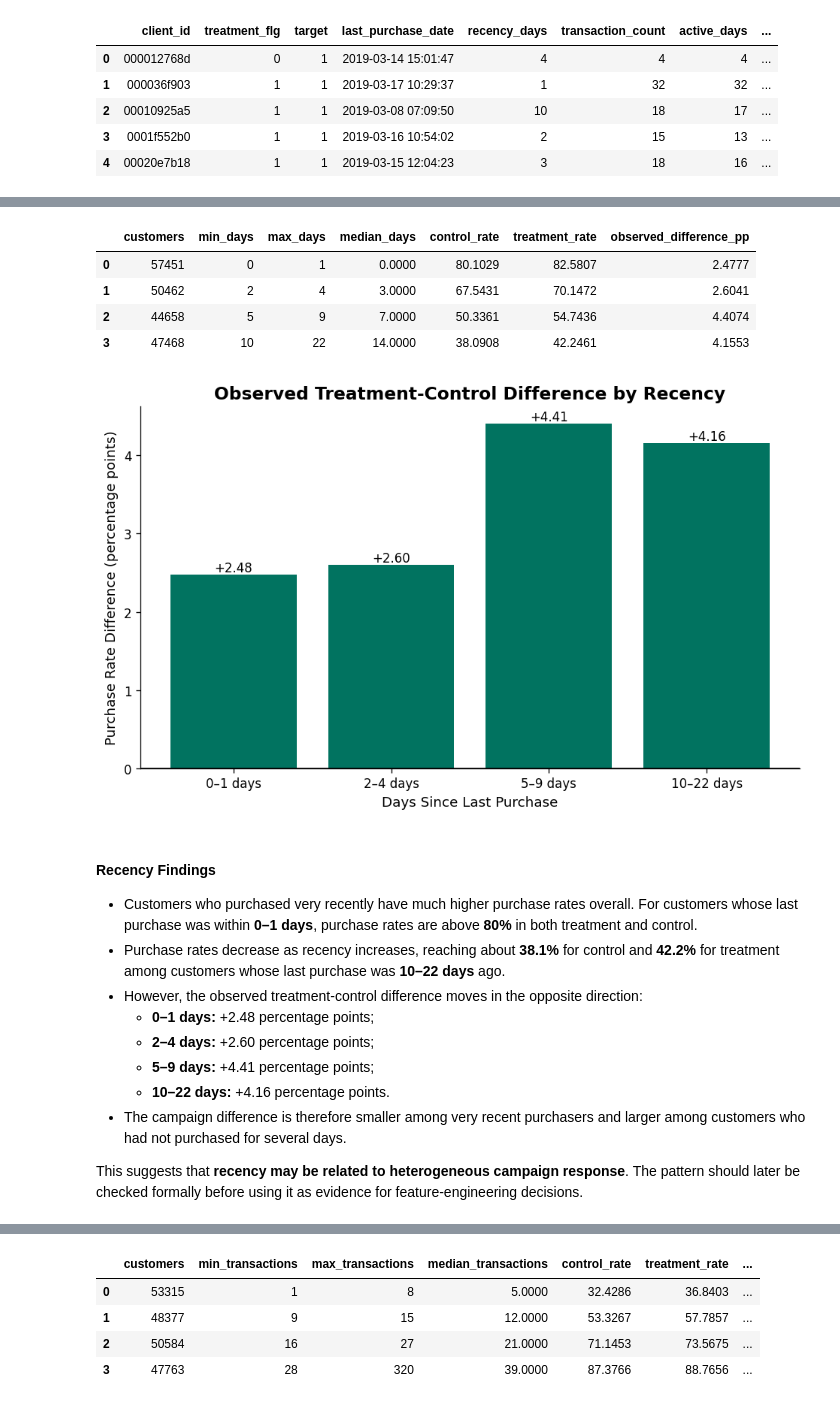
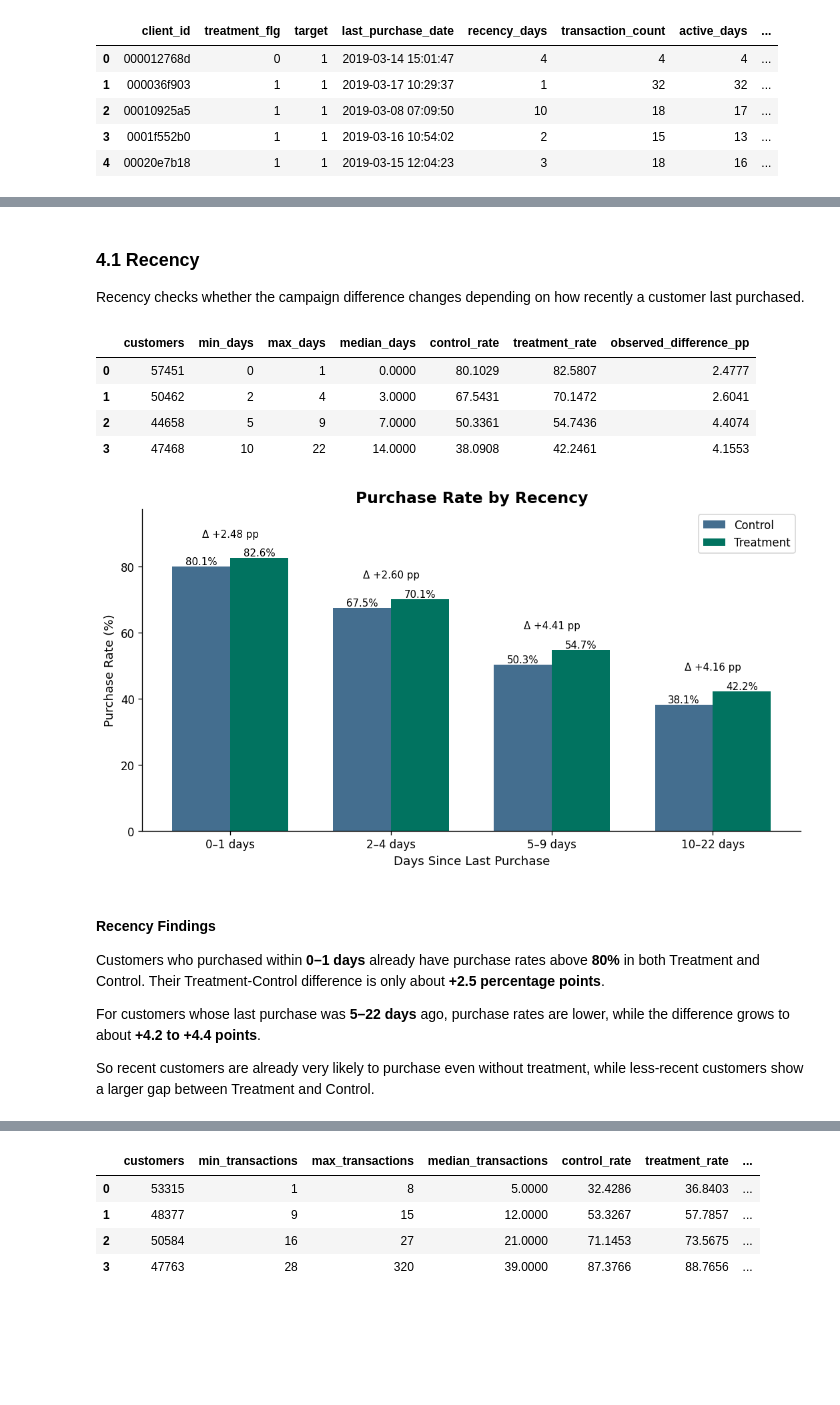
Before and after one commit to nguyen-lam-phuong-thao/uplift-customer-selection, a Jupyter notebook: notebooks/phase2_retailhero/02_retailhero_eda.ipynb, the cells around one changed output, grey strips where cells are left out. Cells and saved outputs as stored; diff of their text form; code cells hidden in the pictures; blank space fills up the shorter version.

```diff
--- a/notebooks/phase2_retailhero/02_retailhero_eda.ipynb
+++ b/notebooks/phase2_retailhero/02_retailhero_eda.ipynb
@@ -611,7 +535,7 @@ customer_recency = con.sql(
         DATE_DIFF(
             'day',
             lp.last_purchase_date,
-            TIMESTAMP '{purchase_reference_date}'
+            TIMESTAMP '{purchase_history_end}'
         ) AS recency_days
     FROM uplift_train AS u
     LEFT JOIN last_purchase AS lp
@@ -1656,7 +1611,7 @@ display(outcome_distribution)
 fig, ax = plt.subplots(figsize=(6, 5))
 
 bars = ax.bar(
-    ["No Purchase", "Purchase"],
+    outcome_distribution["outcome"],
     outcome_distribution["percentage"],
     color=[
         COLORS["rainy_lake"],
@@ -1664,7 +1619,7 @@ bars = ax.bar(
     ],
 )
 
-ax.set_title("Purchase Outcome After Campaign")
+ax.set_title("Outcome Distribution")
 ax.set_ylabel("Customers (%)")
 
 for bar, value in zip(
@@ -1853,3 +1896,7 @@ Customers are grouped by recency using the observed distribution. Lower recency
+# %% [markdown]
+### 4.1 Recency
+
+Recency checks whether the campaign difference changes depending on how recently a customer last purchased.
 # %%
 recency_effect = behavior_analysis[
     [
@@ -1922,62 +1969,31 @@ display(
 # %%
 recency_labels = []
 
 for row in recency_summary.itertuples():
     min_days = int(row.min_days)
     max_days = int(row.max_days)
 
     if min_days == max_days:
         label = f"{min_days} days"
     else:
         label = f"{min_days}–{max_days} days"
 
     recency_labels.append(label)
 
-fig, ax = plt.subplots(figsize=(8, 5))
-
-bars = ax.bar(
+plot_group_purchase_rates(
+    recency_summary,
     recency_labels,
-    recency_summary["observed_difference_pp"],
-    color=COLORS["pacific_green"],
+    title="Purchase Rate by Recency",
+    xlabel="Days Since Last Purchase",
 )
-
-ax.axhline(
-    0,
-    color="black",
-    linewidth=1,
-)
-
-ax.set_title("Observed Treatment-Control Difference by Recency")
-ax.set_xlabel("Days Since Last Purchase")
-ax.set_ylabel("Purchase Rate Difference (percentage points)")
-
-for bar, value in zip(
-    bars,
-    recency_summary["observed_difference_pp"],
-):
-    ax.text(
-        bar.get_x() + bar.get_width() / 2,
-        value,
-        f"{value:+.2f}",
-        ha="center",
-        va="bottom" if value >= 0 else "top",
-    )
-
-plt.tight_layout()
-plt.show()
 # %% [output]
-[figure, old version]
+[figure, new version]
 # %% [markdown]
 #### Recency Findings
 
-- Customers who purchased very recently have much higher purchase rates overall. For customers whose last purchase was within **0–1 days**, purchase rates are above **80%** in both treatment and control.
-- Purchase rates decrease as recency increases, reaching about **38.1%** for control and **42.2%** for treatment among customers whose last purchase was **10–22 days** ago.
-- However, the observed treatment-control difference moves in the opposite direction:
-  - **0–1 days:** +2.48 percentage points;
-  - **2–4 days:** +2.60 percentage points;
-  - **5–9 days:** +4.41 percentage points;
-  - **10–22 days:** +4.16 percentage points.
-- The campaign difference is therefore smaller among very recent purchasers and larger among customers who had not purchased for several days.
+Customers who purchased within **0–1 days** already have purchase rates above **80%** in both Treatment and Control. Their Treatment-Control difference is only about **+2.5 percentage points**.
 
-This suggests that **recency may be related to heterogeneous campaign response**. The pattern should later be checked formally before using it as evidence for feature-engineering decisions.
+For customers whose last purchase was **5–22 days** ago, purchase rates are lower, while the difference grows to about **+4.2 to +4.4 points**.
+
+So recent customers are already very likely to purchase even without treatment, while less-recent customers show a larger gap between Treatment and Control.
 # %% [markdown]
```
Also changed, not shown: parts of 87 cells of this notebook.
